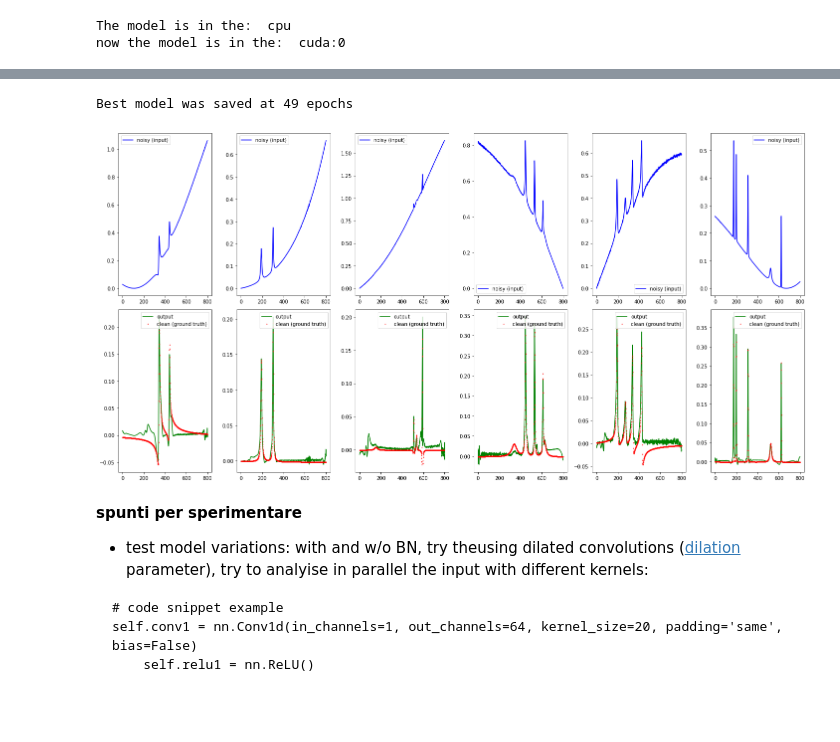
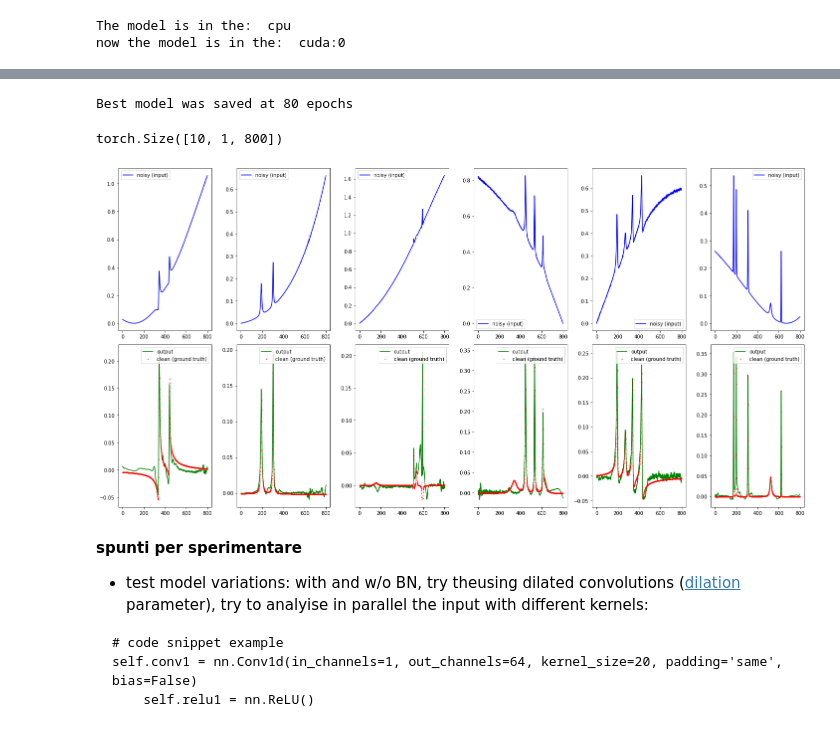
Before and after one commit to stefanogiagu/corso_AML_2023, a Jupyter notebook: notebooks/es2/AML_2023_HandsOn_2_DnCNN_1D_Solution.ipynb, the cells around one changed output, grey strips where cells are left out. Cells and saved outputs as stored; diff of their text form; code cells hidden in the pictures.

```diff
--- a/notebooks/es2/AML_2023_HandsOn_2_DnCNN_1D_Solution.ipynb
+++ b/notebooks/es2/AML_2023_HandsOn_2_DnCNN_1D_Solution.ipynb
@@ -117,6 +124,9 @@ meas = np.loadtxt('FSRamanSpectra_simulationFumero/Snoise_LowNoise.txt')
 
 true = true.transpose()
 meas = meas.transpose()
+
+true = true[:,0:-1]# 801 is a silly number when pooling is used, it is easier to discard the fast value
+meas = meas[:,0:-1]
 
 print('spectrum shape: ', true.shape)
 
@@ -512,7 +635,10 @@ print(f"Best model was saved at {best_model_epoch} epochs\n")
 
 
 model = DnCNN()
+#model = UNet1D(1,1,32)
+#model = DilatedResidualConvNet(1,1)
 model.load_state_dict(best_model['model_state_dict'])
+model.eval()
 
 #let's do this on cpu (inference is fast)
 model.to(torch.device('cpu'))
@@ -521,22 +647,26 @@ model.to(torch.device('cpu'))
 X_test_pt = X_test_pt[:10].type(torch.float).to(torch.device('cpu'))
 prediction = model(X_test_pt)
 # %% [output]
-Best model was saved at 49 epochs
+Best model was saved at 80 epochs
+# %%
+prediction.shape
+# %% [output]
+torch.Size([10, 1, 800])
 # %%
 #plot results
 shift=0
 plt.figure(figsize=(20,10))
 for i in range(6):
     plt.subplot(2,6,i+1)
-    plt.plot(X_test_pt[i+shift].permute(1,0).numpy().reshape(801,), '-b',label="noisy (input)") #input noisy spectrum
+    plt.plot(X_test_pt[i+shift].permute(1,0).numpy().reshape(800,), '-b',label="noisy (input)") #input noisy spectrum
     plt.legend()
     plt.subplot(2,6,i+7)
-    plt.plot(prediction[i+shift].permute(1,0).detach().numpy().reshape(801,), '-g',label="output") #cleaned spectrum predicted by te model
-    plt.plot(Y_test_pt[i+shift].permute(1,0).numpy().reshape(801,), 'or', markersize=1, label = "clean (ground truth)") #ground truth
+    plt.plot(prediction[i+shift].permute(1,0).detach().numpy().reshape(800,), '-g',label="output") #cleaned spectrum predicted by te model
+    plt.plot(Y_test_pt[i+shift].permute(1,0).numpy().reshape(800,), 'or', markersize=1, label = "clean (ground truth)") #ground truth
     plt.legend()
 plt.tight_layout()
 # %% [output]
-[figure, old version]
+[figure, new version]
 # %% [markdown]
 **spunti per sperimentare**
 
```
Also changed, not shown: parts of 21 cells of this notebook.
